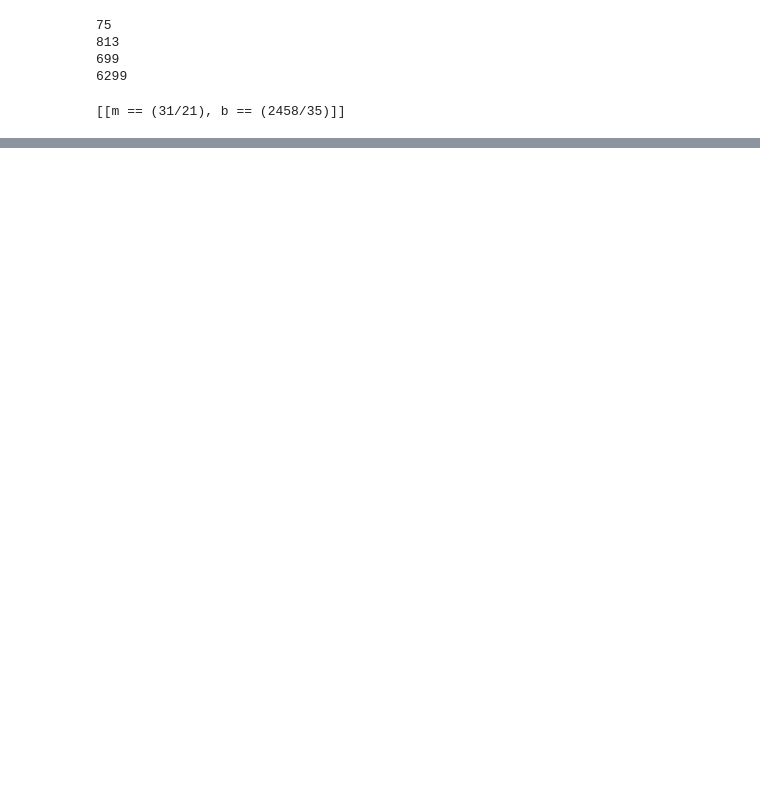
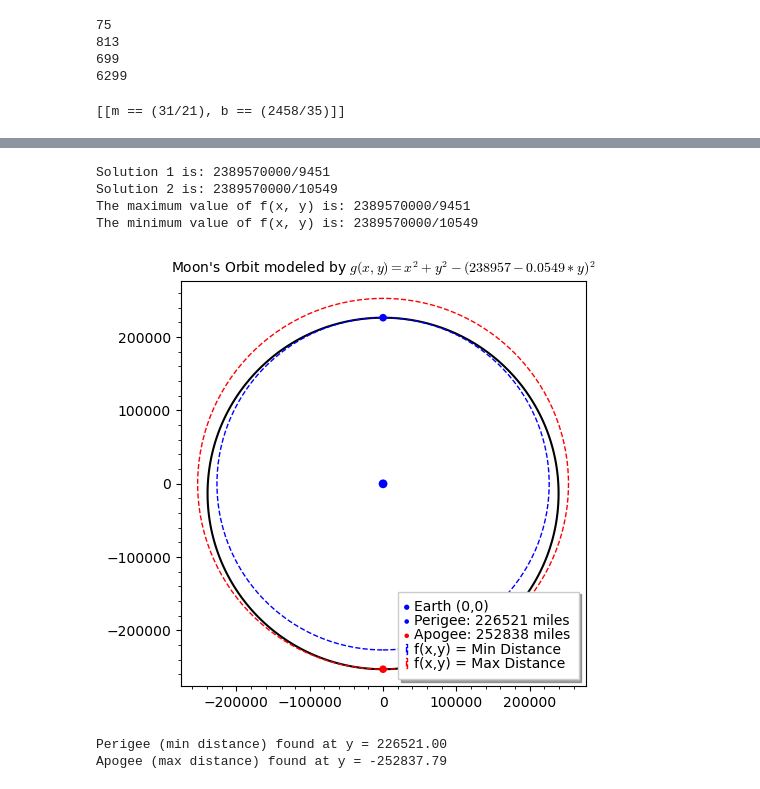
Before and after one commit to hammondutra/cs111_assignments, a Jupyter notebook: Skill Builder Week 8.ipynb, the cells around one changed output, grey strips where cells are left out. Drawn from its saved outputs; the diff is of its cells as text; code cells hidden in the pictures; blank space fills up the shorter version.

```diff
--- a/Skill Builder Week 8.ipynb
+++ b/Skill Builder Week 8.ipynb
@@ -62,0 +120,68 @@ solve([equation_1 == sum_xy, equation_2 == sum_y_i], m, b)
+# %%
+# Calculating the value of f at the critical points
+solution_1 = f(0, -2389570000/9451)
+print(f"Solution 1 is: {solution_1}")
+solution_2 = f(0, 2389570000/10549)
+print(f"Solution 2 is: {solution_2}")
+
+if solution_1 > solution_2:
+    print(f"The maximum value of f(x, y) is: {solution_1}")
+    print(f"The minimum value of f(x, y) is: {solution_2}")
+elif solution_1 < solution_2:
+    print(f"The maximum value of f(x, y) is: {solution_2}")
+    print(f"The minimum value of f(x, y) is: {solution_1}")
+else:
+    print("Either both values are equal or there is a problem in your comparison")
+# %% [output]
+Solution 1 is: 2389570000/9451
+Solution 2 is: 2389570000/10549
+The maximum value of f(x, y) is: 2389570000/9451
+The minimum value of f(x, y) is: 2389570000/10549
+# %%
+# Generating the visualization for the closest and most distant points
+g = x^2 + y^2 - (238957 - 0.0549*y)^2
+
+r_min = 2389570000 / 10549
+r_max = 2389570000 / 9451
+
+r_min_val = r_min.n()
+r_max_val = r_max.n()
+
+# (x=0, y=r_min)
+perigee_point = (0, r_min_val)
+# (x=0, y=-r_max)
+apogee_point = (0, -r_max_val)
+
+plot_range = r_max_val * 1.05
+
+# The orbit itself (g=0)
+orbit_plot = implicit_plot(g == 0, (x, -plot_range, plot_range), (y, -plot_range, plot_range), color='black', legend_label="Moon's Orbit (g=0)", plot_points=300)
+
+# Earth
+earth_plot = point((0, 0), color='blue', size=40, legend_label='Earth (0,0)', zorder=10)
+
+# Perigee (closest point)
+perigee_point_plot = point(perigee_point, color='blue', size=30, legend_label=f"Perigee: {r_min_val:.0f} miles", zorder=9)
+
+# Apogee (farthest point)
+apogee_point_plot = point(apogee_point, color='red', size=30, legend_label=f"Apogee: {r_max_val:.0f} miles", zorder=9)
+
+# Perigee contour plot
+perigee_contour = circle((0, 0), r_min_val, color='blue', linestyle='--', legend_label='f(x,y) = Min Distance')
+
+# Apogee contour plot
+apogee_contour = circle((0, 0), r_max_val, color='red', linestyle='--', legend_label='f(x,y) = Max Distance')
+
+
+show_all = (orbit_plot + earth_plot + perigee_point_plot +
+              apogee_point_plot + perigee_contour + apogee_contour)
+
+show_all.set_legend_options(loc='lower right')
+show_all.show(aspect_ratio=1, title=r"Moon's Orbit modeled by $g(x, y) = x^2 + y^2 - (238957 - 0.0549*y)^2$")
+
+print(f"Perigee (min distance) found at y = {r_min_val:.2f}")
+print(f"Apogee (max distance) found at y = -{r_max_val:.2f}")
+# %% [output]
+[figure, added]
+Perigee (min distance) found at y = 226521.00
+Apogee (max distance) found at y = -252837.79
```
Also changed, not shown: parts of 4 cells of this notebook.
